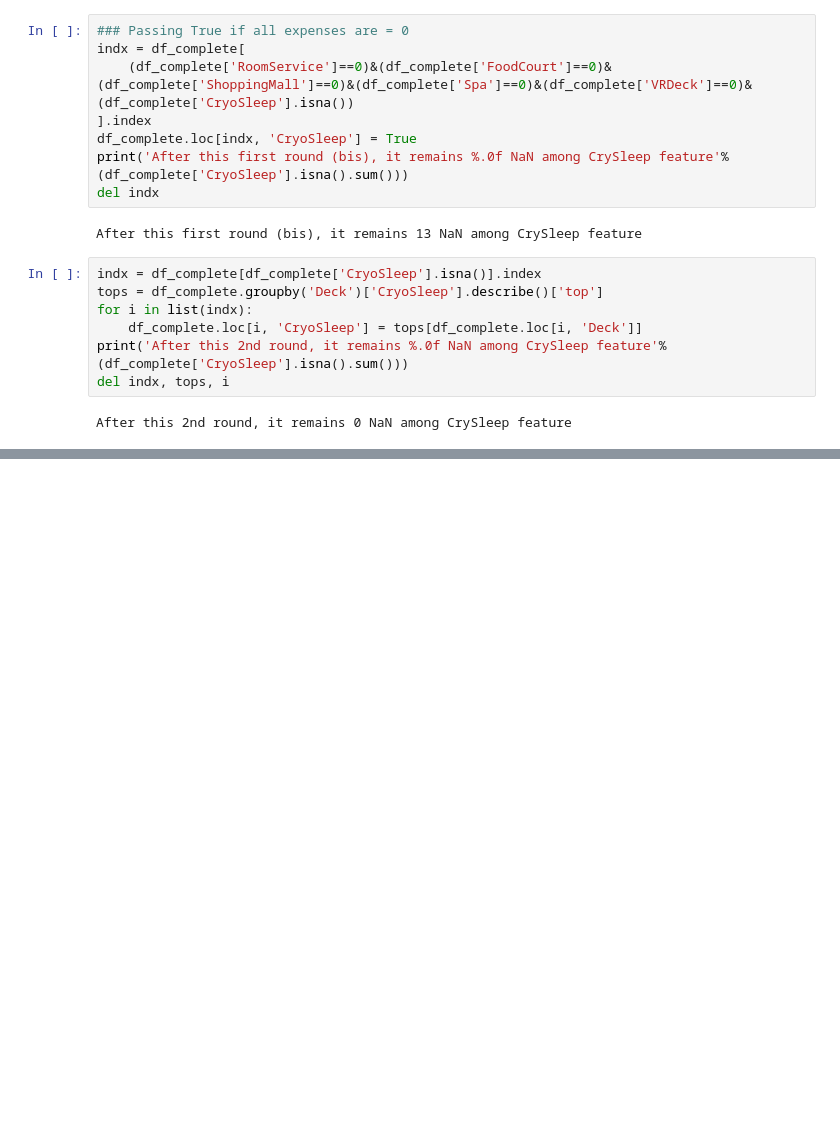
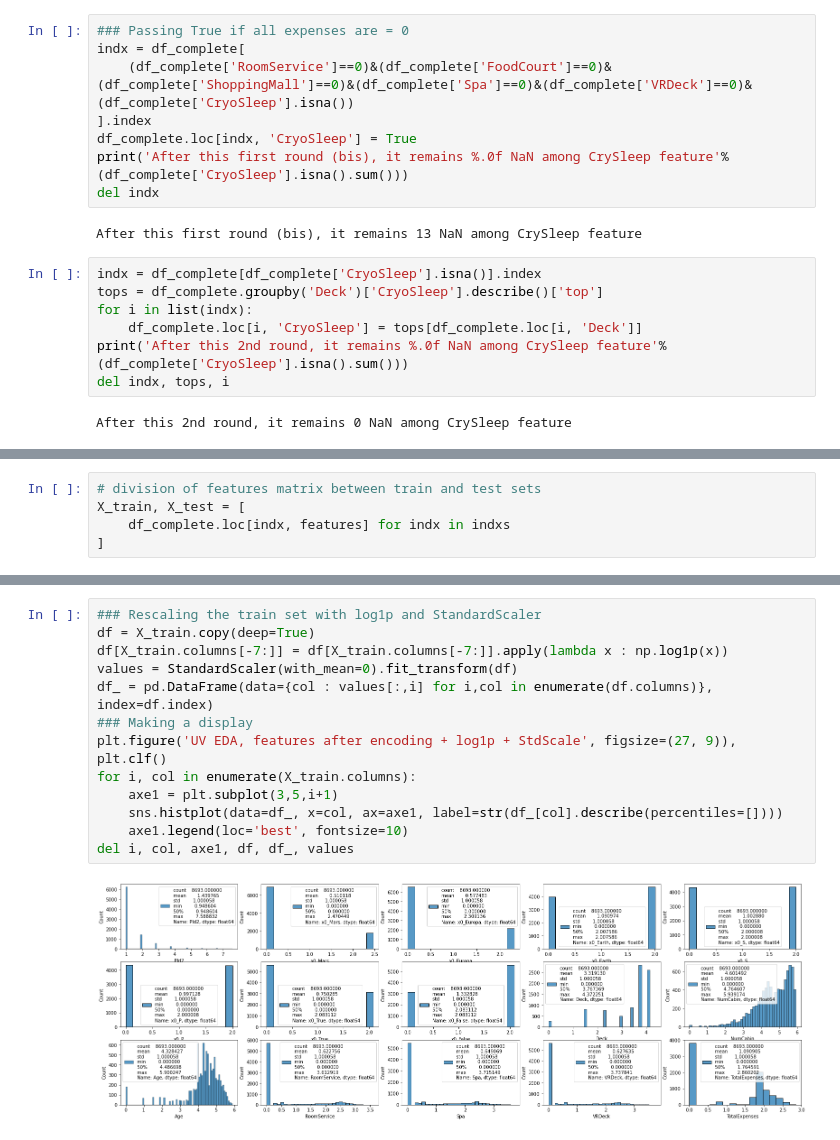
Before and after one commit to LukDuth/OC_Student_ML_P8_Titanic_Spaceship, a Jupyter notebook: Duthoit_Luke_1_Code_072022.ipynb, the cells around one changed output, grey strips where cells are left out. Drawn from its saved outputs; the diff is of its cells as text; blank space fills up the shorter version.

```diff
--- a/Duthoit_Luke_1_Code_072022.ipynb
+++ b/Duthoit_Luke_1_Code_072022.ipynb
@@ -1074,0 +1251,5 @@ df_all[pd.notna(df_all['NumCabin'])]['LastName'].unique(), df_all[df_all['NumCab
+# %%
+# division of features matrix between train and test sets
+X_train, X_test = [
+    df_complete.loc[indx, features] for indx in indxs
+]
@@ -1074,0 +1411,15 @@ df_all[pd.notna(df_all['NumCabin'])]['LastName'].unique(), df_all[df_all['NumCab
+# %%
+### Rescaling the train set with log1p and StandardScaler
+df = X_train.copy(deep=True)
+df[X_train.columns[-7:]] = df[X_train.columns[-7:]].apply(lambda x : np.log1p(x))
+values = StandardScaler(with_mean=0).fit_transform(df)
+df_ = pd.DataFrame(data={col : values[:,i] for i,col in enumerate(df.columns)}, index=df.index)
+### Making a display
+plt.figure('UV EDA, features after encoding + log1p + StdScale', figsize=(27, 9)), plt.clf()
+for i, col in enumerate(X_train.columns):
+    axe1 = plt.subplot(3,5,i+1)
+    sns.histplot(data=df_, x=col, ax=axe1, label=str(df_[col].describe(percentiles=[])))
+    axe1.legend(loc='best', fontsize=10)
+del i, col, axe1, df, df_, values
+# %% [output]
+[figure, added]
```
Also changed, not shown: parts of 149 cells of this notebook.
